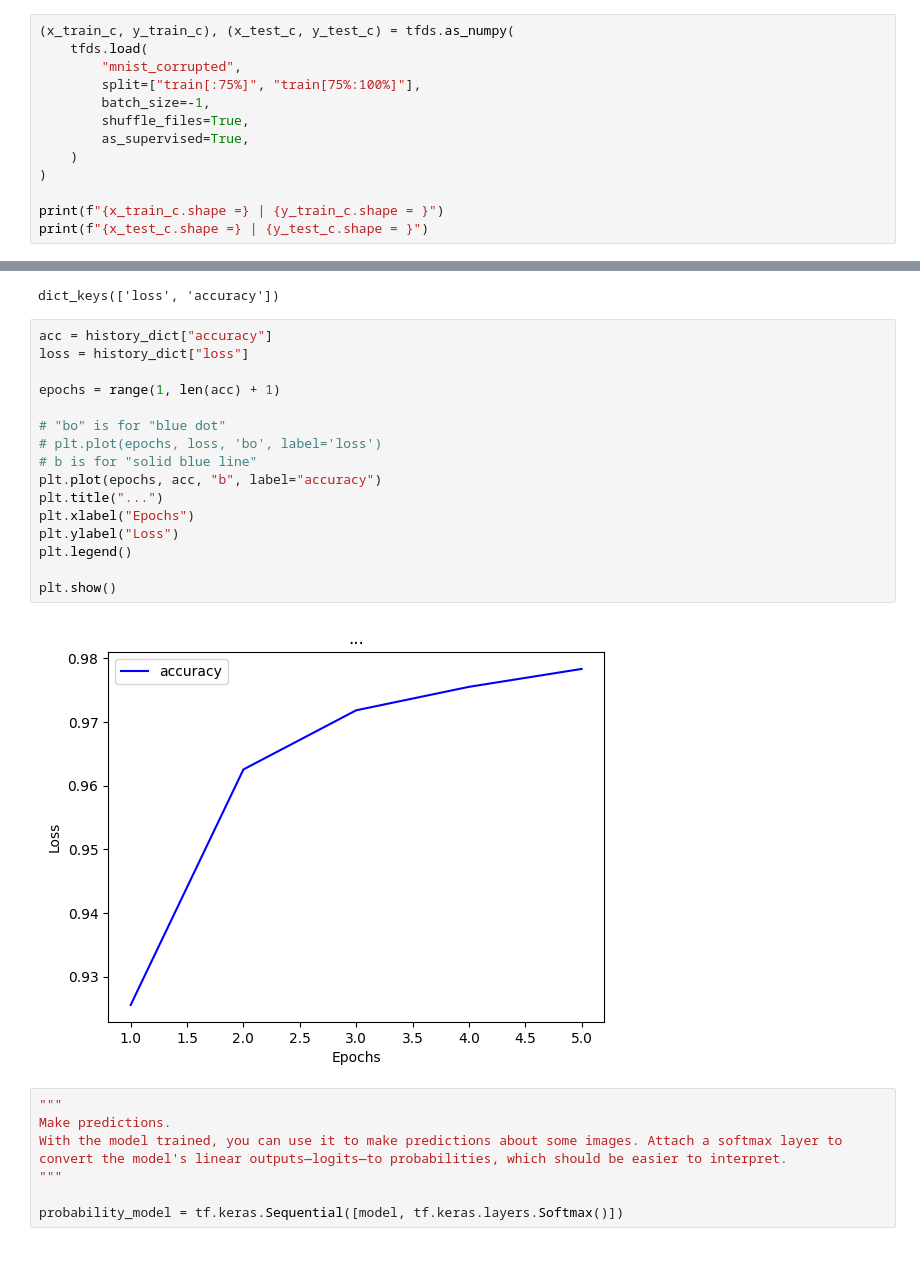
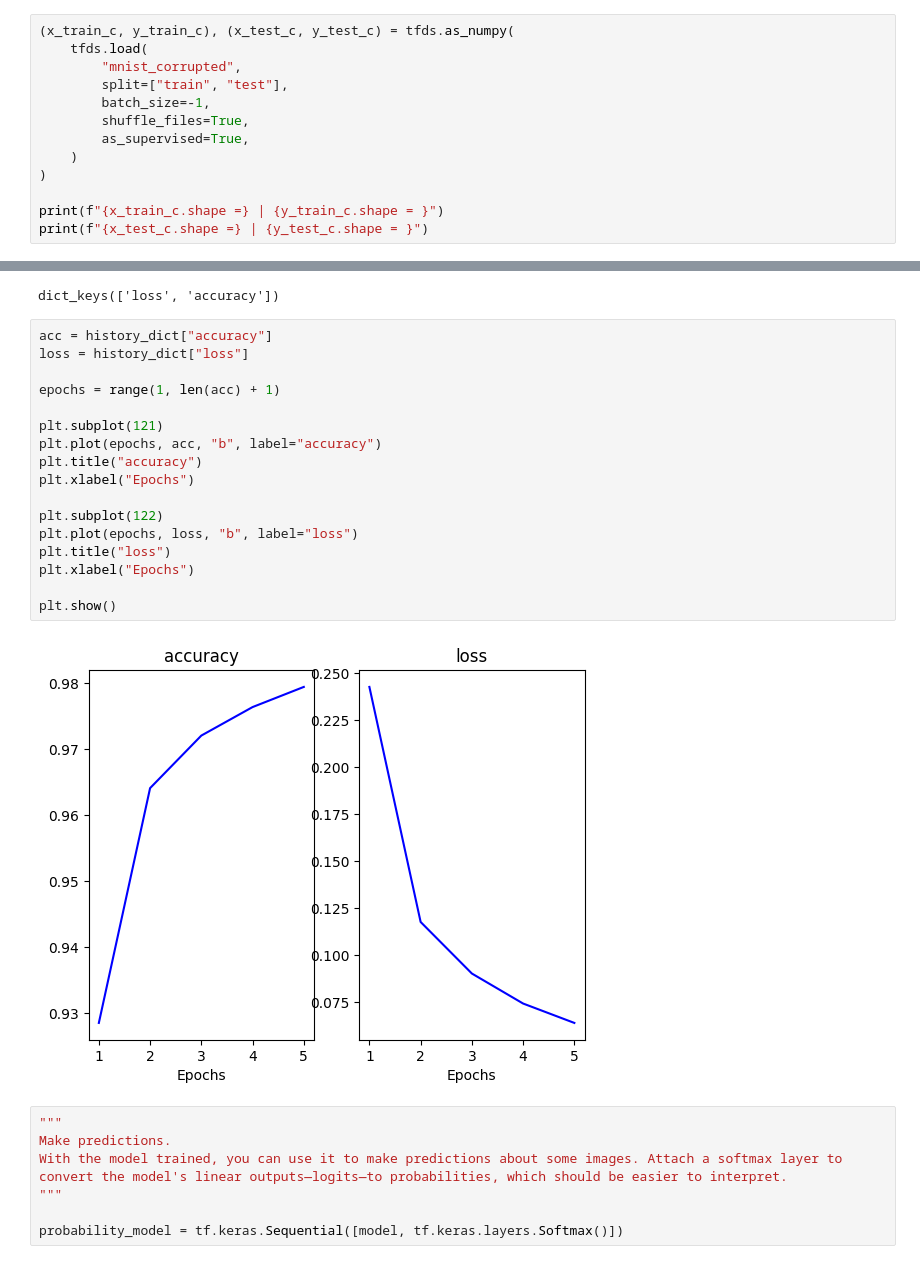
Before and after one commit to Valentin-Golyonko/SudokuML, a Jupyter notebook: help_scripts/board_processing/tf.ipynb, the cells around one changed output, grey strips where cells are left out. Drawn from its saved outputs; the diff is of its cells as text.

```diff
--- a/app/board/logic/tf.ipynb
+++ b/help_scripts/board_processing/tf.ipynb
@@ -108,7 +116,7 @@ tfds.list_builders()
 (x_train_c, y_train_c), (x_test_c, y_test_c) = tfds.as_numpy(
     tfds.load(
         "mnist_corrupted",
-        split=["train[:75%]", "train[75%:100%]"],
+        split=["train", "test"],
         batch_size=-1,
         shuffle_files=True,
         as_supervised=True,
@@ -240,21 +248,22 @@ dict_keys(['loss', 'accuracy'])
 # %%
 acc = history_dict["accuracy"]
 loss = history_dict["loss"]
 
 epochs = range(1, len(acc) + 1)
 
-# "bo" is for "blue dot"
-# plt.plot(epochs, loss, 'bo', label='loss')
-# b is for "solid blue line"
+plt.subplot(121)
 plt.plot(epochs, acc, "b", label="accuracy")
-plt.title("...")
+plt.title("accuracy")
 plt.xlabel("Epochs")
-plt.ylabel("Loss")
-plt.legend()
+
+plt.subplot(122)
+plt.plot(epochs, loss, "b", label="loss")
+plt.title("loss")
+plt.xlabel("Epochs")
 
 plt.show()
 # %% [output]
-[figure, old version]
+[figure, new version]
 # %%
 """
 Make predictions.
```
Also changed, not shown: parts of 26 cells of this notebook, 3 other files.
